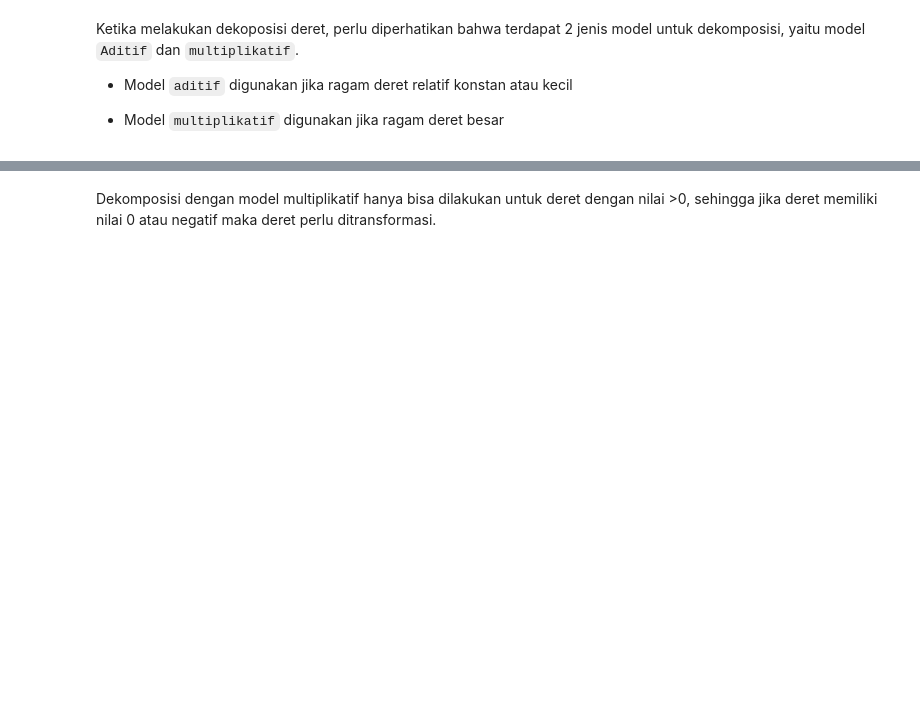
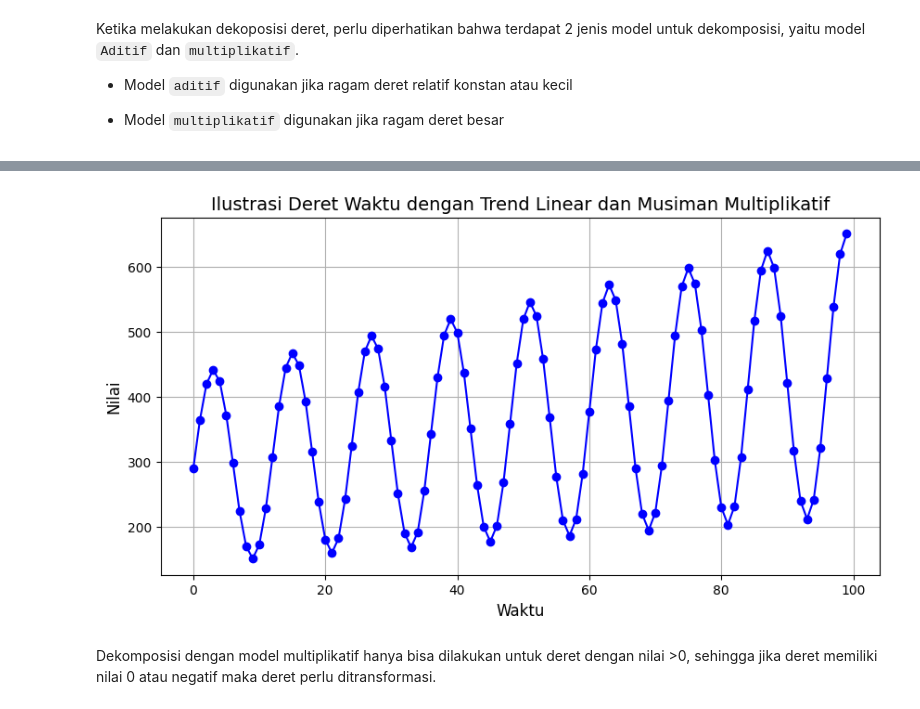
Before and after one commit to PutriAqila/Analisis-Deret-Waktu, a Jupyter notebook: Tugas_STA1542_Minggu_2_Kecenderungan_Deret.ipynb, the cells around one changed output, grey strips where cells are left out. Saved outputs shown, nothing was run; the diff lists cells and outputs as text; code cells hidden in the pictures; blank space fills up the shorter version.

```diff
--- a/Tugas_STA1542_Minggu_2_Kecenderungan_Deret.ipynb
+++ b/Tugas_STA1542_Minggu_2_Kecenderungan_Deret.ipynb
@@ -1084,3 +956,13 @@ fig.show()
+# %%
+plt.figure(figsize=(10, 5))
+plt.plot(x, series_multi, color='b', marker='o')
+plt.xlabel('Waktu', fontsize=12)
+plt.ylabel('Nilai', fontsize=12)
+plt.title('Ilustrasi Deret Waktu dengan Trend Linear dan Musiman Multiplikatif', fontsize=14)
+plt.grid()
+plt.show()
+# %% [output]
+[figure, added]
 # %% [markdown]
 Dekomposisi dengan model multiplikatif hanya bisa dilakukan untuk deret dengan nilai >0, sehingga jika deret memiliki nilai 0 atau negatif maka deret perlu ditransformasi.
 # %%
```
Also changed, not shown: parts of 12 cells of this notebook.
